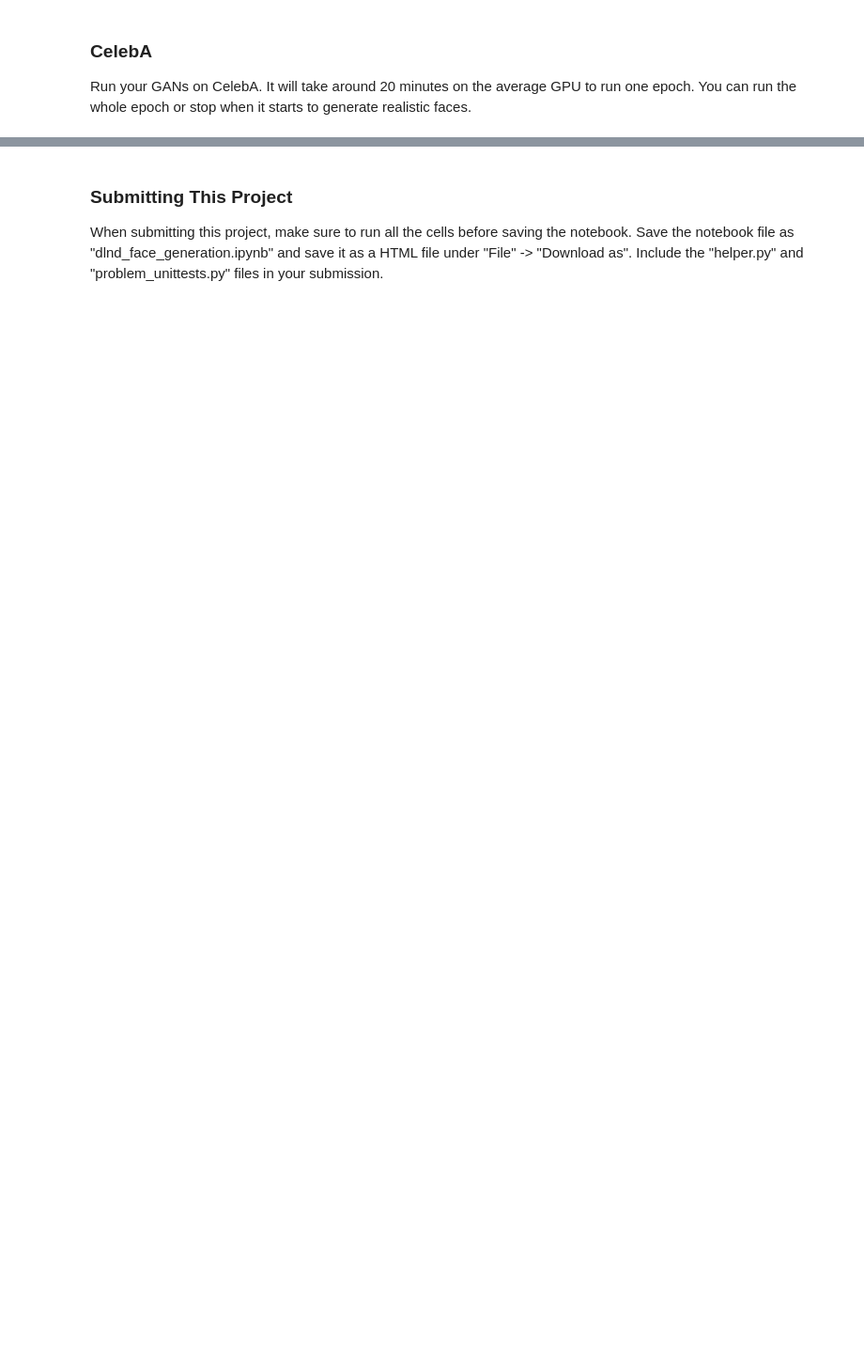
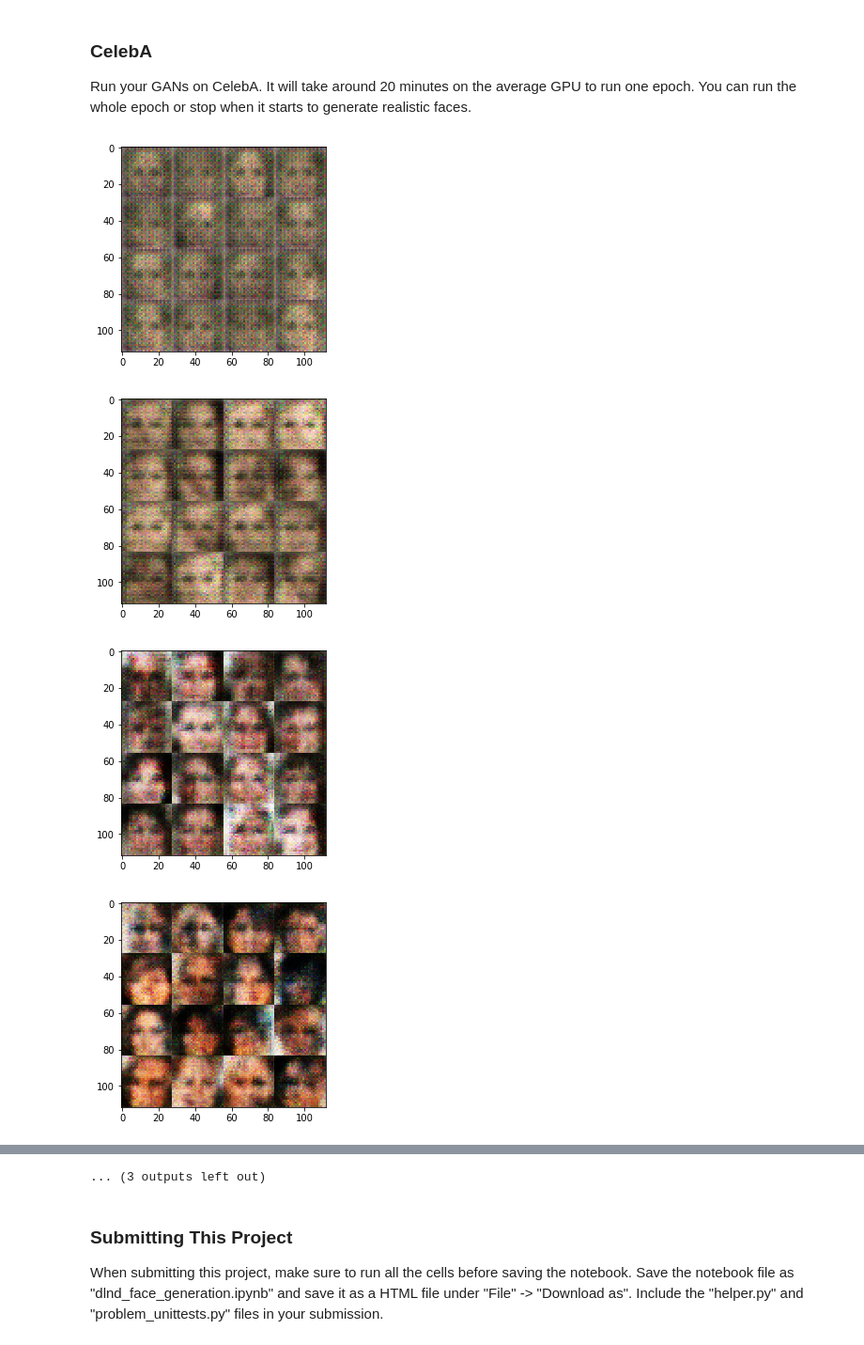
Before and after one commit to heckmanc13/deep-learning, a Jupyter notebook: face_generation/dlnd_face_generation.ipynb, the cells around one changed output, grey strips where cells are left out. Shown at 94% size. Cells and saved outputs as stored; diff of their text form; code cells hidden in the pictures; blank space fills up the shorter version.

```diff
--- a/face_generation/dlnd_face_generation.ipynb
+++ b/face_generation/dlnd_face_generation.ipynb
@@ -404,18 +421,23 @@ KeyboardInterrupt:
 ### CelebA
 Run your GANs on CelebA.  It will take around 20 minutes on the average GPU to run one epoch.  You can run the whole epoch or stop when it starts to generate realistic faces.
 # %%
-batch_size = None
-z_dim = None
-learning_rate = None
-beta1 = None
+batch_size = 128
+z_dim = 300
+learning_rate = .0002
+beta1 = 0.5
 
 
 """
 DON'T MODIFY ANYTHING IN THIS CELL THAT IS BELOW THIS LINE
 """
 epochs = 1
 
 celeba_dataset = helper.Dataset('celeba', glob(os.path.join(data_dir, 'img_align_celeba/*.jpg')))
 with tf.Graph().as_default():
     train(epochs, batch_size, z_dim, learning_rate, beta1, celeba_dataset.get_batches,
           celeba_dataset.shape, celeba_dataset.image_mode)
+# %% [output]
+[figure, added]
+[figure, added]
+[figure, added]
+[figure, added]
@@ -422,3 +452,4 @@ with tf.Graph().as_default():
+... (3 outputs left out)
 # %% [markdown]
 ### Submitting This Project
 When submitting this project, make sure to run all the cells before saving the notebook. Save the notebook file as "dlnd_face_generation.ipynb" and save it as a HTML file under "File" -> "Download as". Include the "helper.py" and "problem_unittests.py" files in your submission.
```
Also changed, not shown: parts of 8 cells of this notebook.
